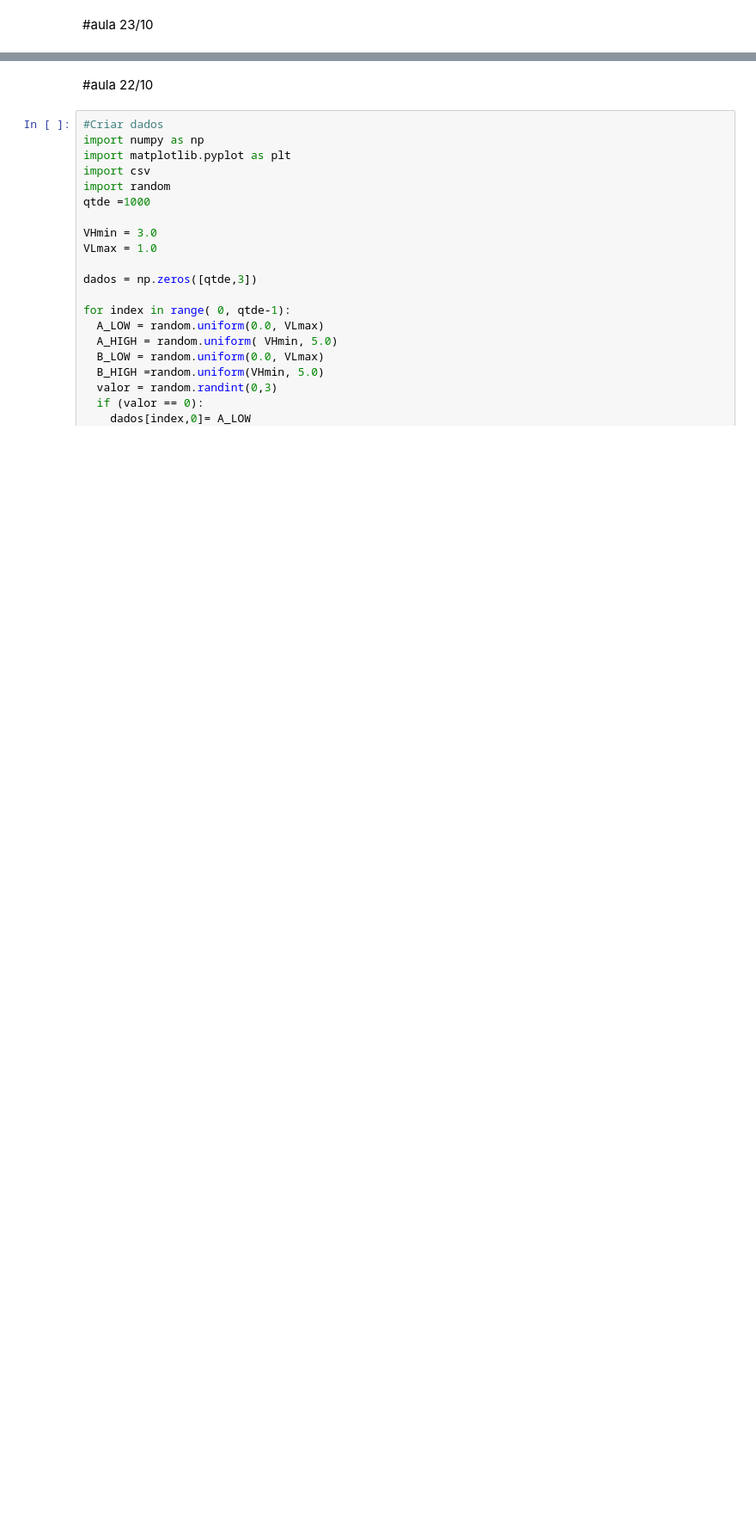
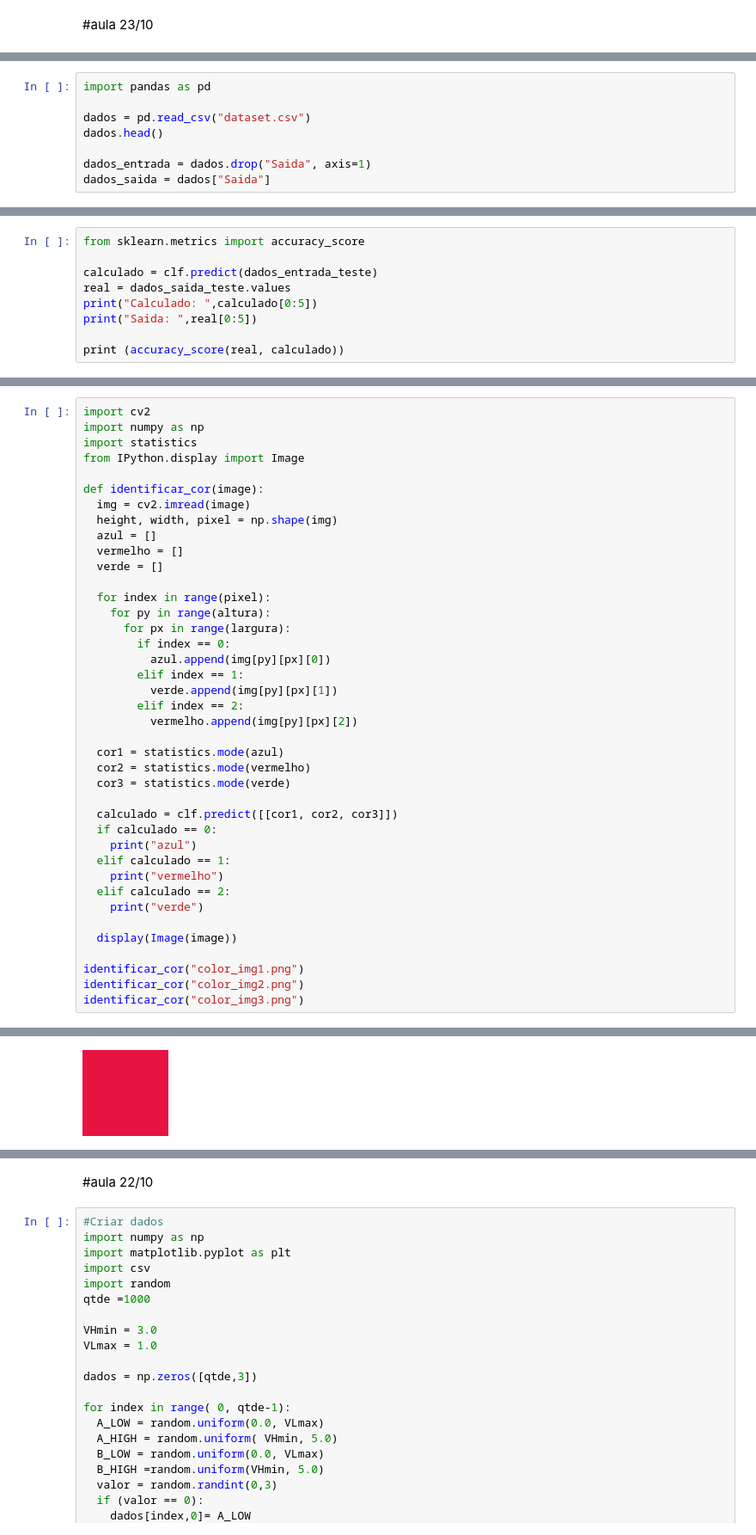
Before and after one commit to IgorB99/aula_robotica, a Jupyter notebook: aula_robotica_2020.ipynb, the cells around one changed output, grey strips where cells are left out. Shown at 86% size. Saved outputs shown, nothing was run; the diff lists cells and outputs as text; blank space fills up the shorter version.

```diff
--- a/aula_robotica_2020.ipynb
+++ b/aula_robotica_2020.ipynb
@@ -31,3 +32,11 @@ def data(start, end, index, blue1, blue2, red1, red2, green1, green2):
 data(0, 100, 0, 160, 255, 0, 95, 0, 95)
 data(100, 200, 1, 0, 95, 160, 255, 0, 95)
 data(200, 300, 2, 0, 95, 0, 95, 160, 255)
+# %%
+import pandas as pd
+
+dados = pd.read_csv("dataset.csv")
+dados.head()
+
+dados_entrada = dados.drop("Saida", axis=1)
+dados_saida = dados["Saida"]
@@ -33,0 +66,9 @@ data(200, 300, 2, 0, 95, 0, 95, 160, 255)
+# %%
+from sklearn.metrics import accuracy_score
+
+calculado = clf.predict(dados_entrada_teste)
+real = dados_saida_teste.values
+print("Calculado: ",calculado[0:5])
+print("Saida: ",real[0:5])
+
+print (accuracy_score(real, calculado))
@@ -33,0 +79,41 @@ data(200, 300, 2, 0, 95, 0, 95, 160, 255)
+# %%
+import cv2
+import numpy as np
+import statistics
+from IPython.display import Image
+
+def identificar_cor(image):
+  img = cv2.imread(image)
+  height, width, pixel = np.shape(img)
+  azul = []
+  vermelho = []
+  verde = []
+
+  for index in range(pixel):
+    for py in range(altura):
+      for px in range(largura):
+        if index == 0:
+          azul.append(img[py][px][0])
+        elif index == 1:
+          verde.append(img[py][px][1])
+        elif index == 2:
+          vermelho.append(img[py][px][2])
+
+  cor1 = statistics.mode(azul)
+  cor2 = statistics.mode(vermelho)
+  cor3 = statistics.mode(verde)
+
+  calculado = clf.predict([[cor1, cor2, cor3]])
+  if calculado == 0:
+    print("azul")
+  elif calculado == 1:
+    print("vermelho")
+  elif calculado == 2:
+    print("verde")
+
+  display(Image(image))
+
+identificar_cor("color_img1.png")
+identificar_cor("color_img2.png")
+identificar_cor("color_img3.png")
+# %% [output]
@@ -33,0 +121 @@ data(200, 300, 2, 0, 95, 0, 95, 160, 255)
+[figure, added]
```
Also changed, not shown: parts of 7 cells of this notebook.
